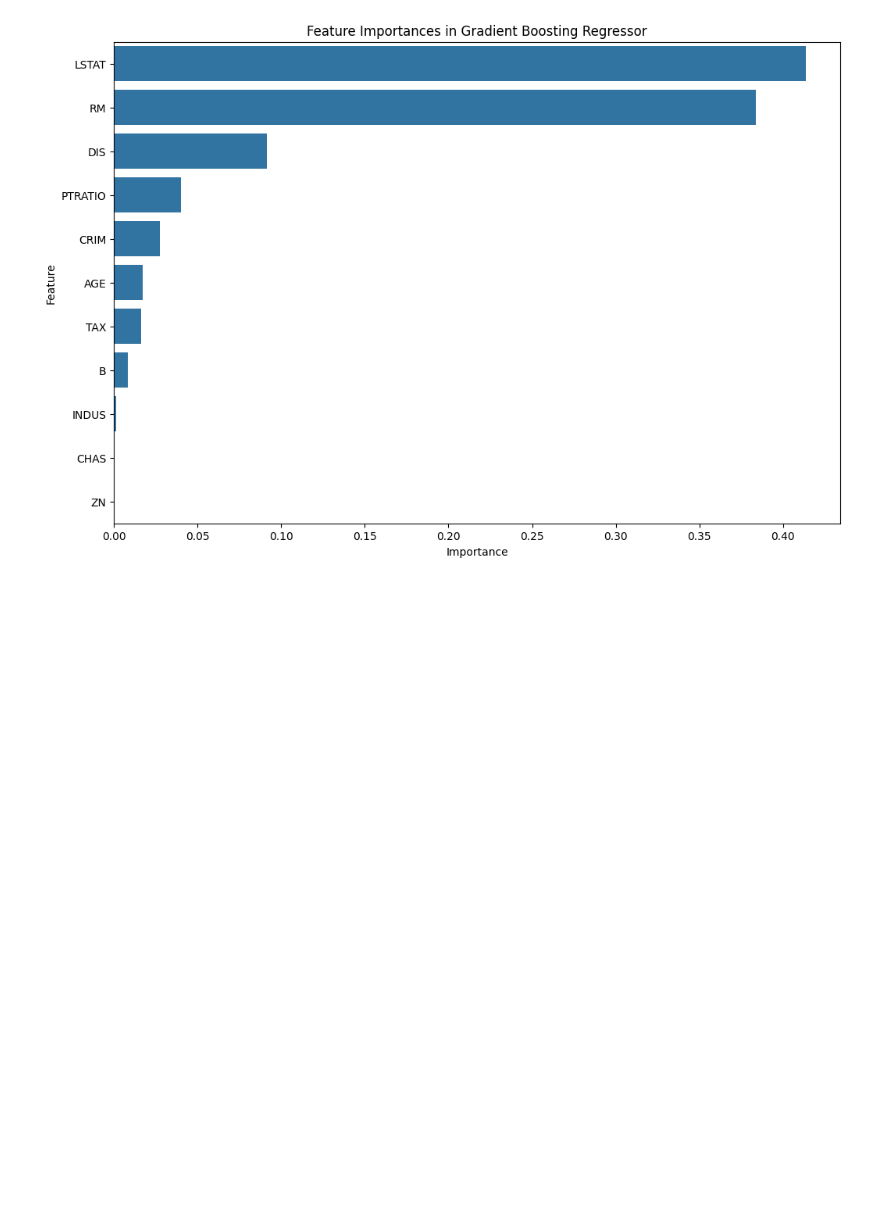
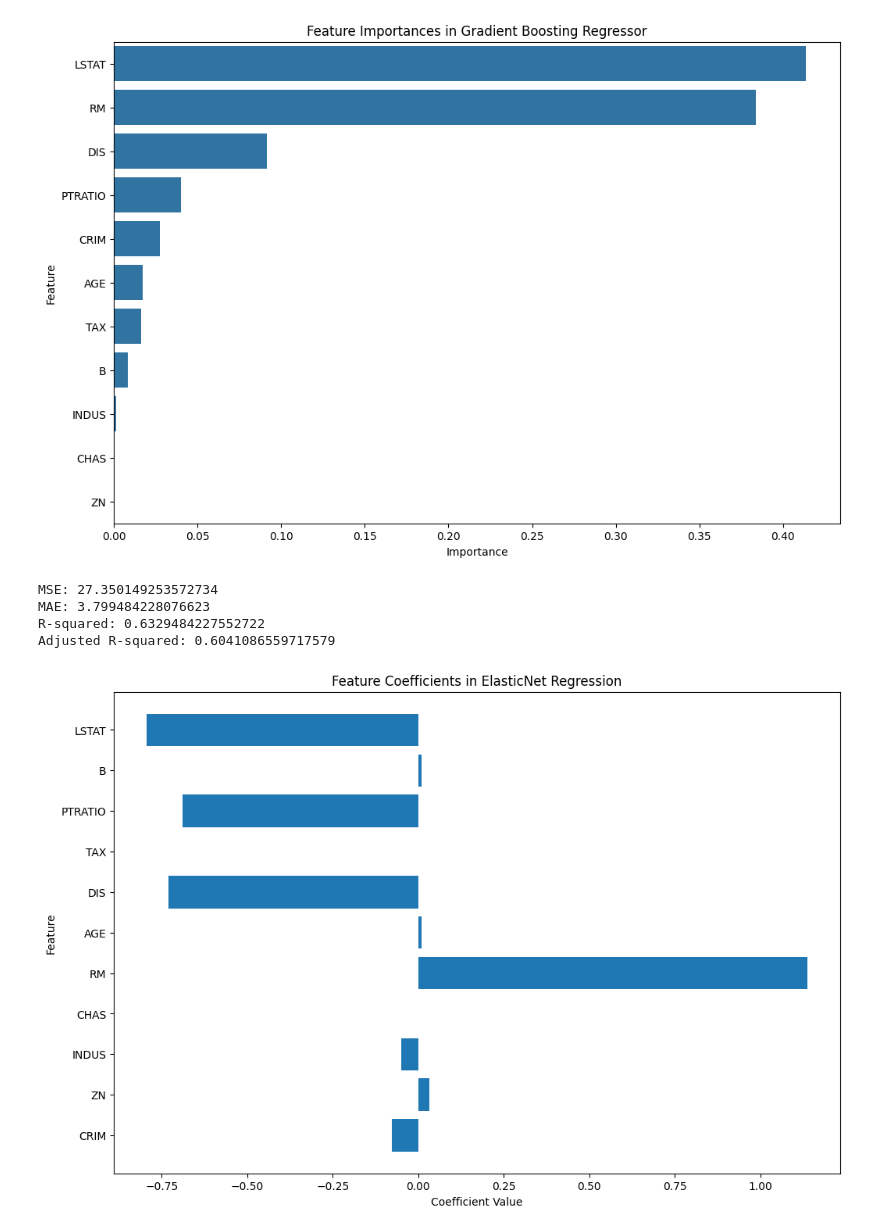
Before and after one commit to savaris/Python_Applications, a Jupyter notebook: Regression_Analysis.ipynb, the cells around one changed output. Saved outputs shown, nothing was run; the diff lists cells and outputs as text; code cells hidden in the pictures; blank space fills up the shorter version.

```diff
--- a/Regression_Analysis.ipynb
+++ b/Regression_Analysis.ipynb
@@ -399,3 +444,39 @@ MAE: 2.0889421390629903
 R-squared: 0.8825912503287494
 Adjusted R-squared: 0.873366277140294
 [figure]
+# %%
+# Elasticnet Regression
+from sklearn.linear_model import ElasticNet
+
+elasticnet = ElasticNet(alpha=1.0, l1_ratio=0.5)
+elasticnet.fit(X_train, y_train)
+
+y_pred = elasticnet.predict(X_test)
+mse = mean_squared_error(y_test, y_pred)
+
+print('MSE:', mse)
+print('MAE:', mean_absolute_error(y_test, y_pred))
+print('R-squared:', r2_score(y_test, y_pred))
+print('Adjusted R-squared:', 1 - (1-r2_score(y_test, y_pred))*
+(len(y_test)-1)/(len(y_test)-X_test.shape[1]-1))
+
+# Coefficients
+coefficients = elasticnet.coef_
+features = X.columns
+
+# Create a DataFrame for visualization
+coef_df = pd.DataFrame({'Feature': features, 'Coefficient': coefficients})
+
+# Plot coefficients
+plt.figure(figsize=(12, 8))
+plt.barh(coef_df['Feature'], coef_df['Coefficient'])
+plt.xlabel('Coefficient Value')
+plt.ylabel('Feature')
+plt.title('Feature Coefficients in ElasticNet Regression')
+plt.show()
+# %% [output]
+MSE: 27.350149253572734
+MAE: 3.799484228076623
+R-squared: 0.6329484227552722
+Adjusted R-squared: 0.6041086559717579
+[figure, added]
```
Also changed, not shown: parts of 4 cells of this notebook.
